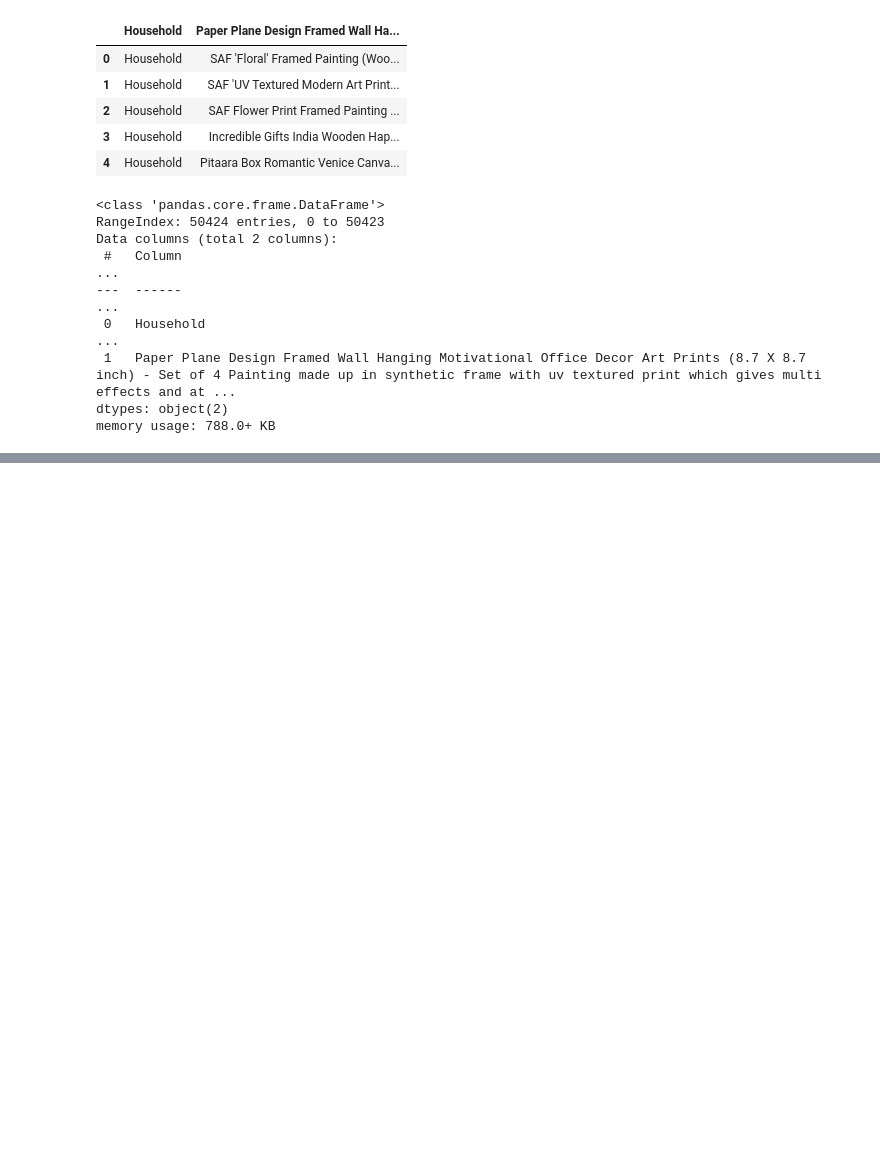
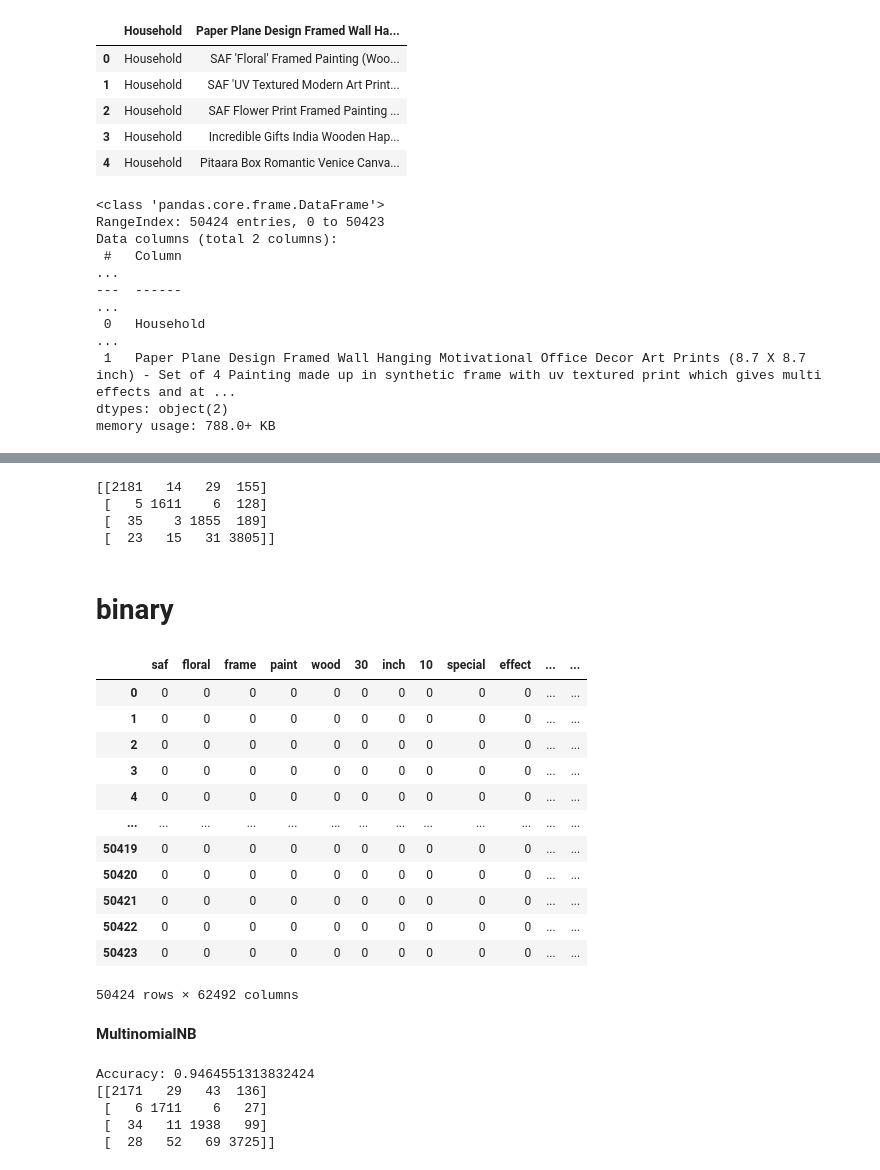
Before and after one commit to AmgadEbaid/nlp, a Jupyter notebook: classifer.ipynb, the cells around one changed output, grey strips where cells are left out. Drawn from its saved outputs; the diff is of its cells as text; code cells hidden in the pictures; blank space fills up the shorter version.

```diff
--- a/classifer.ipynb
+++ b/classifer.ipynb
@@ -80,0 +189,55 @@ TypeError: expected string or bytes-like object, got 'float'
+# %%
+from sklearn.metrics import confusion_matrix
+cm = confusion_matrix(y_test, y_pred)
+print(cm)
+# %% [output]
+[[2181   14   29  155]
+ [   5 1611    6  128]
+ [  35    3 1855  189]
+ [  23   15   31 3805]]
+# %% [markdown]
+# binary
+# %%
+from sklearn.feature_extraction.text import CountVectorizer
+vectorizer = CountVectorizer(binary=True)
+X = vectorizer.fit_transform(df['content'])
+y = df['type']
+pd.DataFrame(X.toarray(), columns=vectorizer.vocabulary_.keys())
+# %% [output]
+|  | saf | floral | frame | paint | wood | 30 | inch | 10 | special | effect | ... | ... |
+| 0 | 0 | 0 | 0 | 0 | 0 | 0 | 0 | 0 | 0 | 0 | ... | ... |
+| 1 | 0 | 0 | 0 | 0 | 0 | 0 | 0 | 0 | 0 | 0 | ... | ... |
+| 2 | 0 | 0 | 0 | 0 | 0 | 0 | 0 | 0 | 0 | 0 | ... | ... |
+| 3 | 0 | 0 | 0 | 0 | 0 | 0 | 0 | 0 | 0 | 0 | ... | ... |
+| 4 | 0 | 0 | 0 | 0 | 0 | 0 | 0 | 0 | 0 | 0 | ... | ... |
+| ... | ... | ... | ... | ... | ... | ... | ... | ... | ... | ... | ... | ... |
+| 50419 | 0 | 0 | 0 | 0 | 0 | 0 | 0 | 0 | 0 | 0 | ... | ... |
+| 50420 | 0 | 0 | 0 | 0 | 0 | 0 | 0 | 0 | 0 | 0 | ... | ... |
+| 50421 | 0 | 0 | 0 | 0 | 0 | 0 | 0 | 0 | 0 | 0 | ... | ... |
+| 50422 | 0 | 0 | 0 | 0 | 0 | 0 | 0 | 0 | 0 | 0 | ... | ... |
+| 50423 | 0 | 0 | 0 | 0 | 0 | 0 | 0 | 0 | 0 | 0 | ... | ... |
+50424 rows × 62492 columns
+# %% [markdown]
+**MultinomialNB**
+# %%
+from sklearn.preprocessing import LabelEncoder
+le = LabelEncoder()
+y = le.fit_transform(y)
+X_train, X_test, y_train, y_test = train_test_split(X, y, test_size=0.2, random_state=42)
+
+
+from sklearn.naive_bayes import MultinomialNB
+clf = MultinomialNB()
+clf.fit(X_train, y_train)
+y_pred = clf.predict(X_test)
+print("Accuracy:", accuracy_score(y_test, y_pred))
+
+from sklearn.metrics import confusion_matrix
+cm = confusion_matrix(y_test, y_pred)
+print(cm)
+# %% [output]
+Accuracy: 0.9464551313832424
+[[2171   29   43  136]
+ [   6 1711    6   27]
+ [  34   11 1938   99]
+ [  28   52   69 3725]]
```
Also changed, not shown: parts of 22 cells of this notebook, 1 other file.
